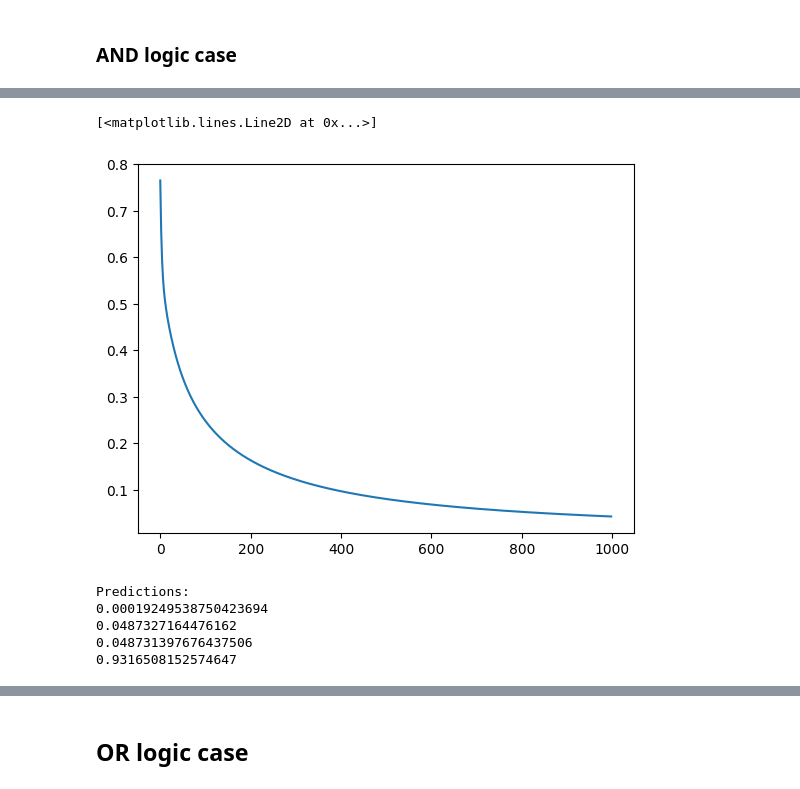
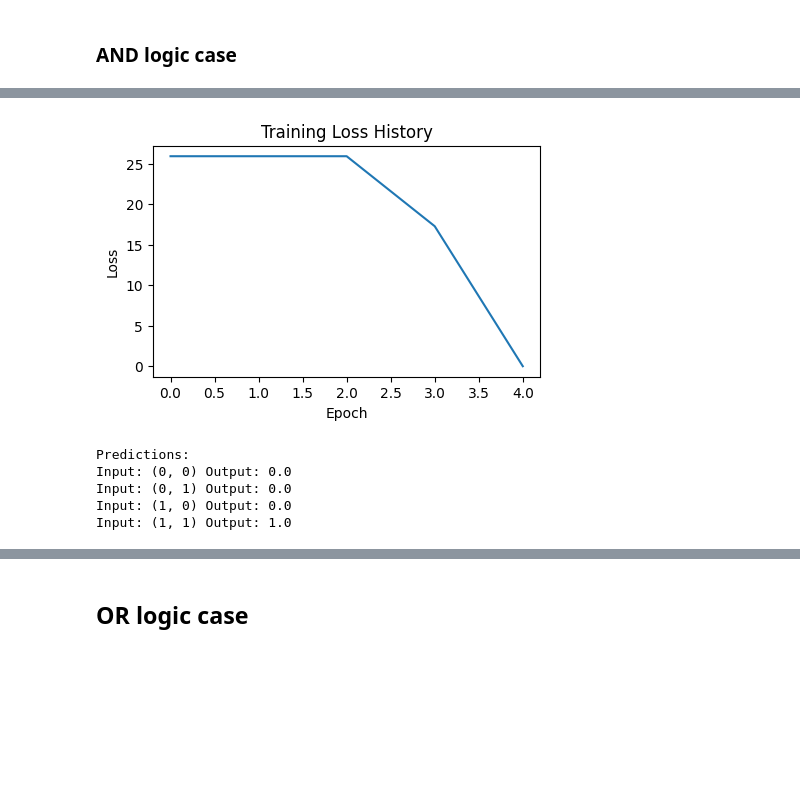
Before and after one commit to IvonLuiz/perceptron, a Jupyter notebook: perceptron.ipynb, the cells around one changed output, grey strips where cells are left out. Cells and saved outputs as stored; diff of their text form; code cells hidden in the pictures; blank space fills up the shorter version.

```diff
--- a/perceptron.ipynb
+++ b/perceptron.ipynb
@@ -82,3 +156,4 @@ outputs = np.float64([[0], [0], [0], [1]])
 # %%
-hist = percp.train(inputs, outputs, 0.1, 1000)
+percp = Perceptron(2)
+hist = percp.train(inputs, outputs, 0.1, 30, activation="step")
 # %% [output]
@@ -95,22 +165,32 @@ Epoch 901/1000, Weights: [5.38 5.38], Bias: -8.25 Loss: 0.047168441758972196
-# %%
-plt.plot(hist)
-# %% [output]
-[<matplotlib.lines.Line2D at 0x...>]
-[figure, removed]
-# %%
-pred_1 = percp.forward([0, 0])
-pred_2 = percp.forward([0, 1])
-pred_3 = percp.forward([1, 0])
-pred_4 = percp.forward([1, 1])
-
-print("Predictions:")
-print(pred_1)
-print(pred_2)
-print(pred_3)
-print(pred_4)
-# %% [output]
-Predictions:
-0.00019249538750423694
-0.0487327164476162
-0.048731397676437506
-0.9316508152574647
+# %%
+def plot_training_history_and_predict(perceptron, history):
+    plt.figure(figsize=(5, 3))
+
+    # Plot the training history
+    plt.plot(history)
+    plt.title("Training Loss History")
+    plt.xlabel("Epoch")
+    plt.ylabel("Loss")
+    plt.show()
+
+    # Make predictions for each input in a truth table
+    predictions = {
+        "(0, 0)": perceptron.forward([0, 0]),
+        "(0, 1)": perceptron.forward([0, 1]),
+        "(1, 0)": perceptron.forward([1, 0]),
+        "(1, 1)": perceptron.forward([1, 1]),
+    }
+
+    # Print predictions
+    print("Predictions:")
+    for inputs, prediction in predictions.items():
+        print(f"Input: {inputs} Output: {prediction}")
+# %%
+plot_training_history_and_predict(percp, hist)
+# %% [output]
+[figure, added]
+Predictions:
+Input: (0, 0) Output: 0.0
+Input: (0, 1) Output: 0.0
+Input: (1, 0) Output: 0.0
+Input: (1, 1) Output: 1.0
```
Also changed, not shown: parts of 31 cells of this notebook.
